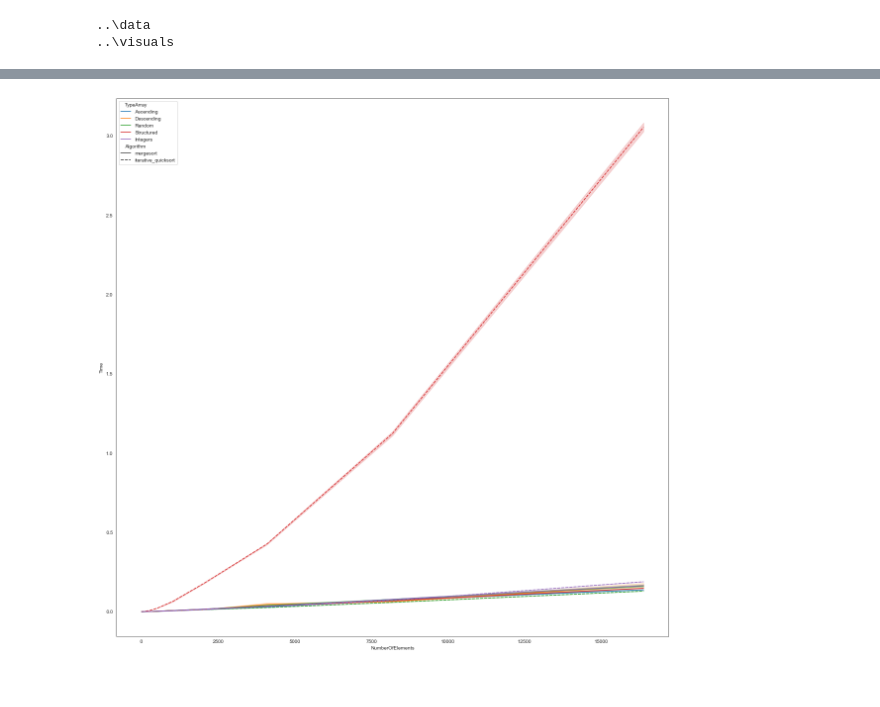
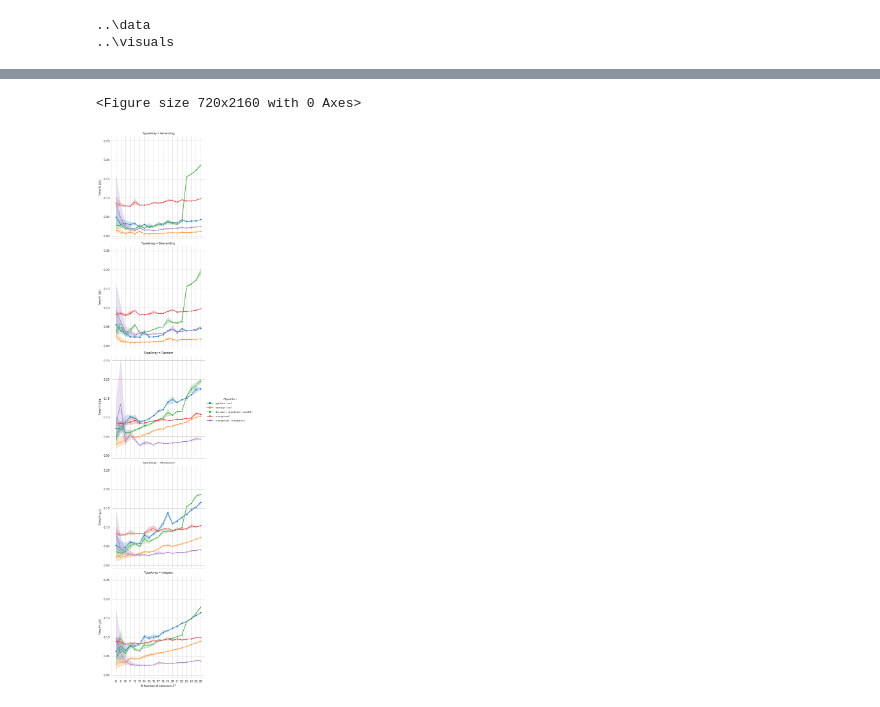
Before and after one commit to jkorsvik/SortingAlgorithms, a Jupyter notebook: notebooks/plot_creation.ipynb, the cells around one changed output, grey strips where cells are left out. Saved outputs shown, nothing was run; the diff lists cells and outputs as text; code cells hidden in the pictures.

Commit message:
new plots

```diff
--- a/notebooks/plot_creation.ipynb
+++ b/notebooks/plot_creation.ipynb
@@ -21,9 +21 @@ checkout = pd.read_csv(f"{data_directory}/benchmark_results_test.csv")
 checkout["NumberOfElements"] = 2**checkout["2^N"]
-# %%
-plt.figure(figsize=(20, 20))
-sns.set_style("white")
-sns.lineplot(
-    data=checkout[(checkout["Algorithm"] == "insertion_sort") | (checkout["Algorithm"] == "bubble_sort")],
-    x="NumberOfElements", y="Time", hue="TypeArray", style="Algorithm")
-plt.savefig(f"{viz_directory}/foo.pdf", bbox_inches='tight', transparent=True)
-plt.show()
@@ -32,10 +21,0 @@ plt.show()
-# %%
-plt.figure(figsize=(20, 20))
-sns.set_style("white")
-sns.lineplot(
-    data=checkout[((checkout["Algorithm"] == "iterative_quicksort") & ((checkout['TypeArray']!='Ascending') &(checkout['TypeArray']!='Descending')) )| (checkout["Algorithm"] == "mergesort")],
-    x="NumberOfElements", y="Time", hue="TypeArray", style="Algorithm")
-plt.savefig(f"{viz_directory}/subquad.pdf", bbox_inches='tight', transparent=True)
-plt.show()
-# %% [output]
-[figure, removed]
@@ -41,0 +24,18 @@ plt.show()
+# %%
+start_row = 875 # 5 algos x 5 times x 5 lists x 7 drop to get start at 2^8
+# %%
+plt.figure(figsize=(10, 30))
+sns.set_style("whitegrid")
+
+time_per_n = sns.relplot(
+    data=checkout.iloc[start_row:], x="2^N", y="Time/N (us)", row="TypeArray", hue="Algorithm", style="Algorithm", markers=True, dashes=False, kind="line"
+)
+time_per_n.set(yscale="linear", xscale="linear")
+time_per_n.set(xlabel="N Number of elements $2^n$", ylabel="Time/N ($\mu s$)")
+time_per_n.set(xticks=[int(i) for i in range(8, max(checkout['2^N'] + 1))])
+
+plt.savefig(f"{viz_directory}/time_per_n.pdf", bbox_inches='tight', transparent=True)
+plt.show()
+# %% [output]
+<Figure size 720x2160 with 0 Axes>
+[figure, added]
```
Also changed, not shown: parts of 5 cells of this notebook, 2 other files.
